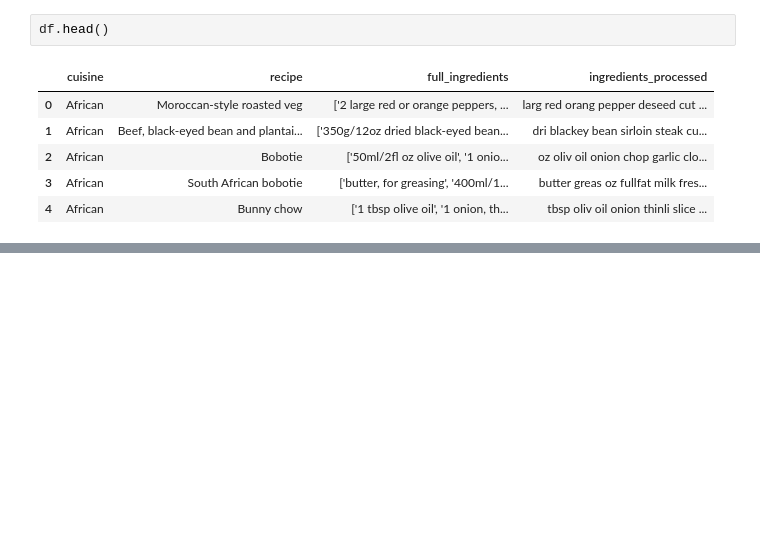
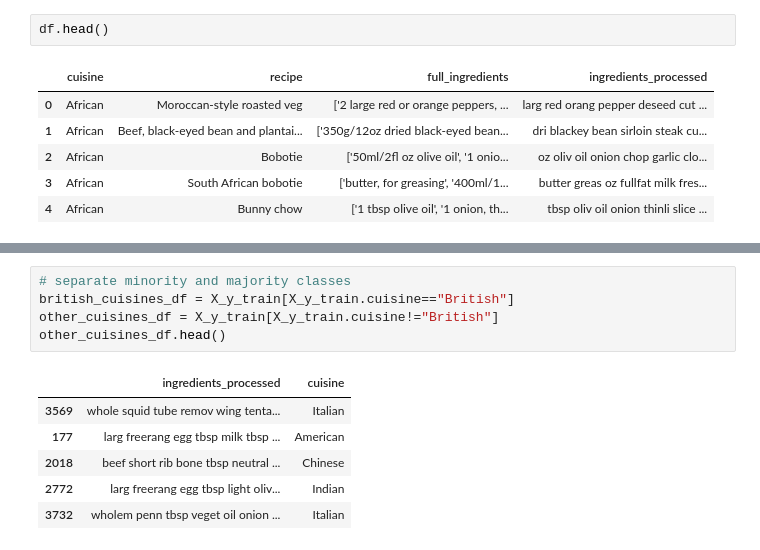
Before and after one commit to momcancode/Cuisine-Demystifier-NLP-ML-Project, a Jupyter notebook: model/03_SVC_with_resampling.ipynb, the cells around one changed output, grey strips where cells are left out. Cells and saved outputs as stored; diff of their text form; blank space fills up the shorter version.

```diff
--- a/model/03_SVC_with_resampling.ipynb
+++ b/model/03_SVC_with_resampling.ipynb
@@ -97,0 +122,12 @@ df.head()
+# %%
+# separate minority and majority classes
+british_cuisines_df = X_y_train[X_y_train.cuisine=="British"]
+other_cuisines_df = X_y_train[X_y_train.cuisine!="British"]
+other_cuisines_df.head()
+# %% [output]
+|  | ingredients_processed | cuisine |
+| 3569 | whole squid tube remov wing tenta... | Italian |
+| 177 | larg freerang egg tbsp milk tbsp ... | American |
+| 2018 | beef short rib bone tbsp neutral ... | Chinese |
+| 2772 | larg freerang egg tbsp light oliv... | Indian |
+| 3732 | wholem penn tbsp veget oil onion ... | Italian |
```
Also changed, not shown: parts of 28 cells of this notebook.
